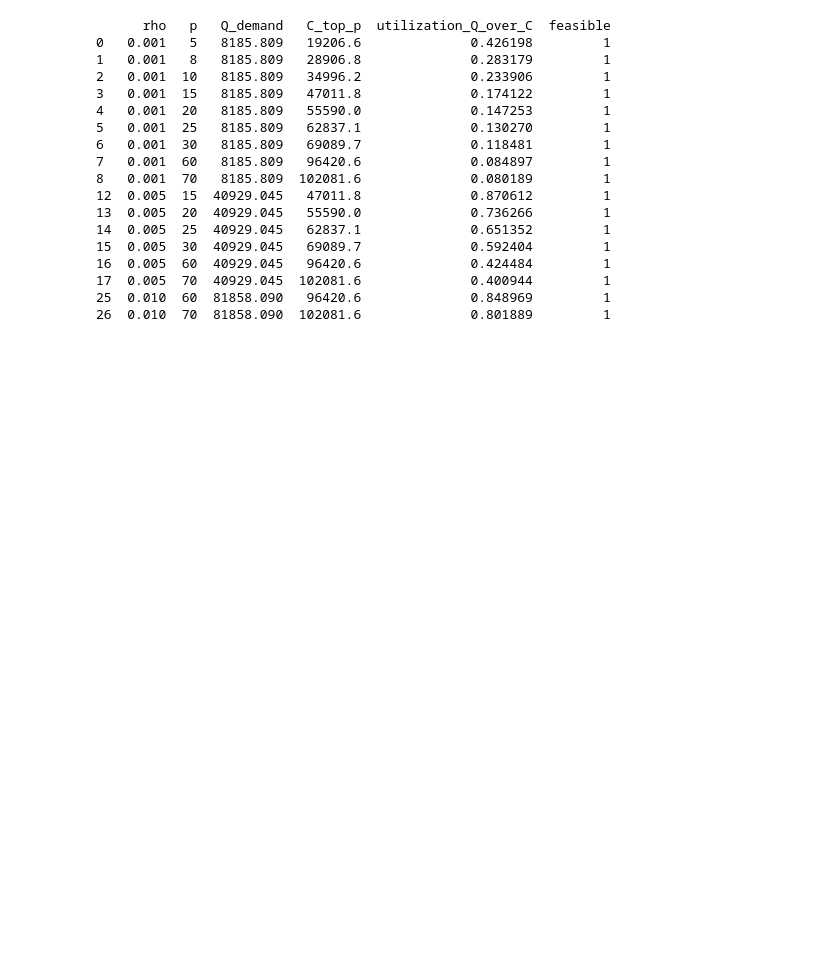
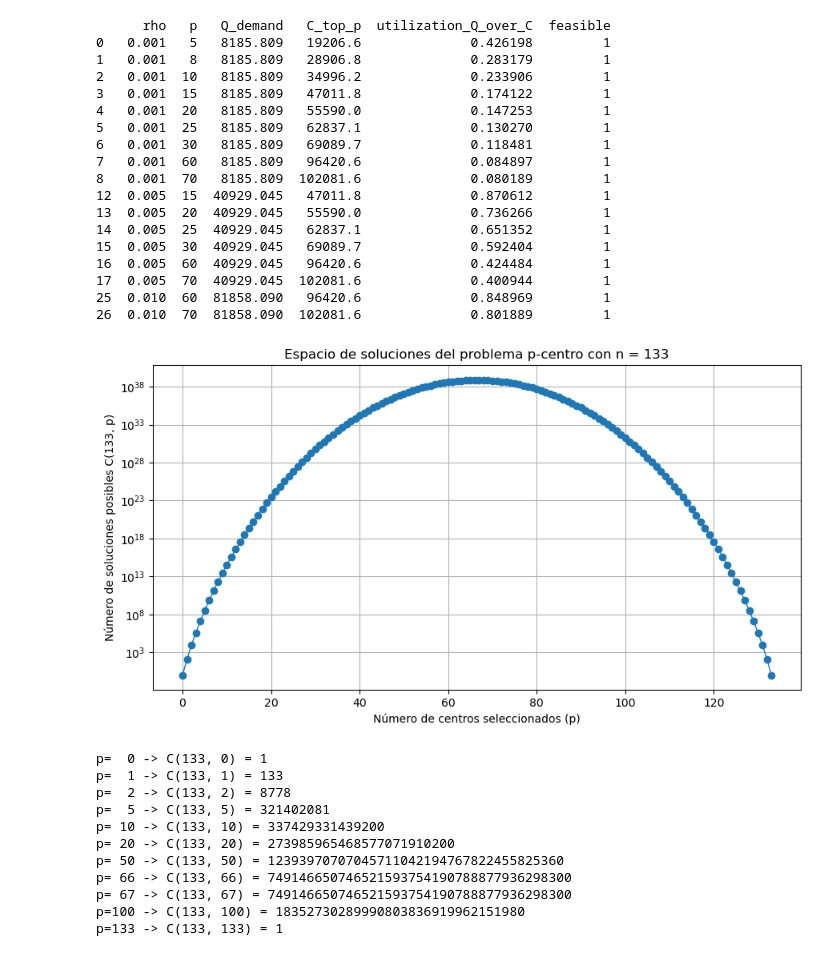
Before and after one commit to MrCordobex/P-Center-Approach-to-Facility-Location, a Jupyter notebook: notebooks/prueba_pedro.ipynb, the cells around one changed output. Drawn from its saved outputs; the diff is of its cells as text; code cells hidden in the pictures; blank space fills up the shorter version.

```diff
--- a/notebooks/prueba_pedro.ipynb
+++ b/notebooks/prueba_pedro.ipynb
@@ -267,3 +267,44 @@ print(df_grid[df_grid['feasible']==1])
 17  0.005  70  40929.045  102081.6              0.400944         1
 25  0.010  60  81858.090   96420.6              0.848969         1
 26  0.010  70  81858.090  102081.6              0.801889         1
+# %%
+import math
+import matplotlib.pyplot as plt
+
+# Número total de localizaciones candidatas (longitud de solución)
+n = 133
+
+# p desde 0 hasta n (puedes cambiar el rango si quieres empezar en 1)
+p_values = list(range(0, n + 1))
+
+# Número de soluciones posibles: combinaciones C(n, p)
+solutions = [math.comb(n, p) for p in p_values]
+
+# --- Gráfica ---
+plt.figure(figsize=(9, 5))
+plt.plot(p_values, solutions, marker='o', linewidth=1)
+plt.yscale('log')  # Escala logarítmica para visualizar mejor
+plt.xlabel('Número de centros seleccionados (p)')
+plt.ylabel('Número de soluciones posibles C(133, p)')
+plt.title('Espacio de soluciones del problema p-centro con n = 133')
+plt.grid(True)
+plt.tight_layout()
+plt.show()
+
+# (Opcional) Imprimir algunos valores de referencia
+for p in [0, 1, 2, 5, 10, 20, 50, 66, 67, 100, 133]:
+    if 0 <= p <= n:
+        print(f"p={p:3d} -> C(133, {p}) = {math.comb(n, p)}")
+# %% [output]
+[figure, added]
+p=  0 -> C(133, 0) = 1
+p=  1 -> C(133, 1) = 133
+p=  2 -> C(133, 2) = 8778
+p=  5 -> C(133, 5) = 321402081
+p= 10 -> C(133, 10) = 337429331439200
+p= 20 -> C(133, 20) = 273985965468577071910200
+p= 50 -> C(133, 50) = 12393970707045711042194767822455825360
+p= 66 -> C(133, 66) = 749146650746521593754190788877936298300
+p= 67 -> C(133, 67) = 749146650746521593754190788877936298300
+p=100 -> C(133, 100) = 18352730289990803836919962151980
+p=133 -> C(133, 133) = 1
```
Also changed, not shown: 9 other files.
